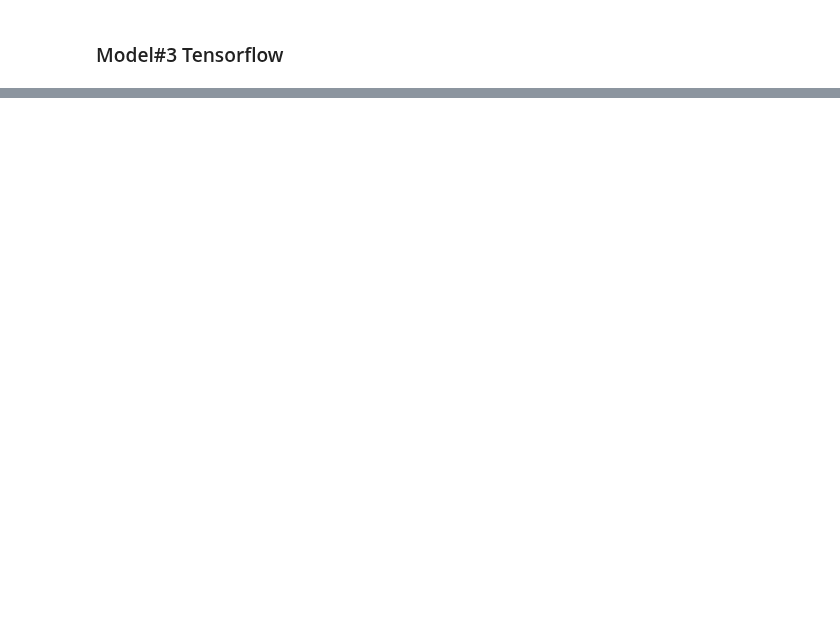
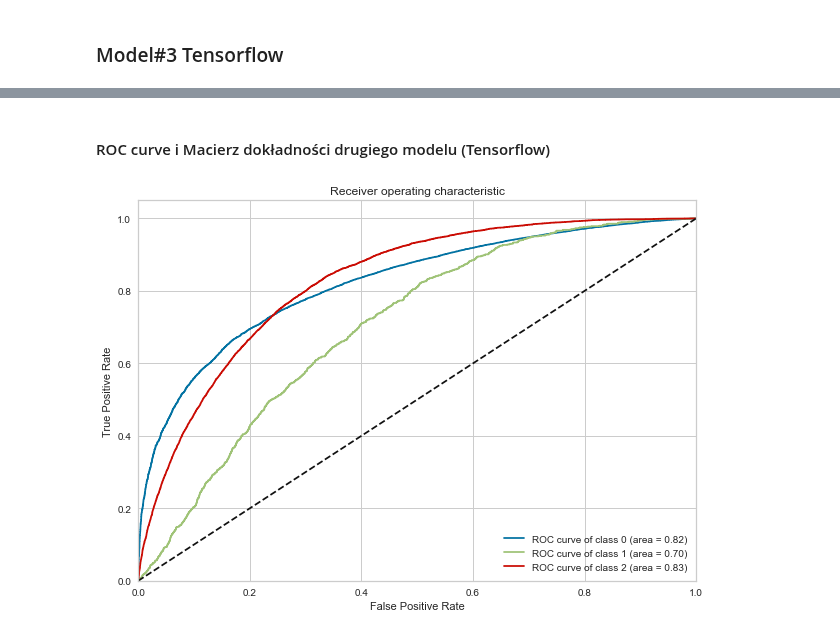
Before and after one commit to CarJung/Uni, a Jupyter notebook: diabetes/Projekt.ipynb, the cells around one changed output, grey strips where cells are left out. Cells and saved outputs as stored; diff of their text form; code cells hidden in the pictures; blank space fills up the shorter version.

```diff
--- a/diabetes/Projekt.ipynb
+++ b/diabetes/Projekt.ipynb
@@ -444,4 +503,2 @@ Trainable params: 7,347
 Non-trainable params: 0
 _________________________________________________________________
-# %%
-model.compile(optimizer = 'Adam', loss = 'categorical_crossentropy', metrics = ['accuracy'])
@@ -459,2 +504,0 @@ array([[1., 0., 0.],
-# %%
-history = model.fit(x_train,dummy_y,batch_size=5,epochs = 3, validation_split=0.2)
@@ -480,2 +558,0 @@ plot_history(history)
-# %%
-dummy_test_y = np_utils.to_categorical(y_test)
@@ -515,0 +611,6 @@ multiclassroc(model, x_test, dummy_test_y)
+# %% [markdown]
+#### ROC curve i Macierz dokładności drugiego modelu (Tensorflow)
+# %%
+multiclassroc(model_2, x_test, dummy_test_y)
+# %% [output]
+[figure, added]
```
Also changed, not shown: parts of 24 cells of this notebook, 15 other files.
